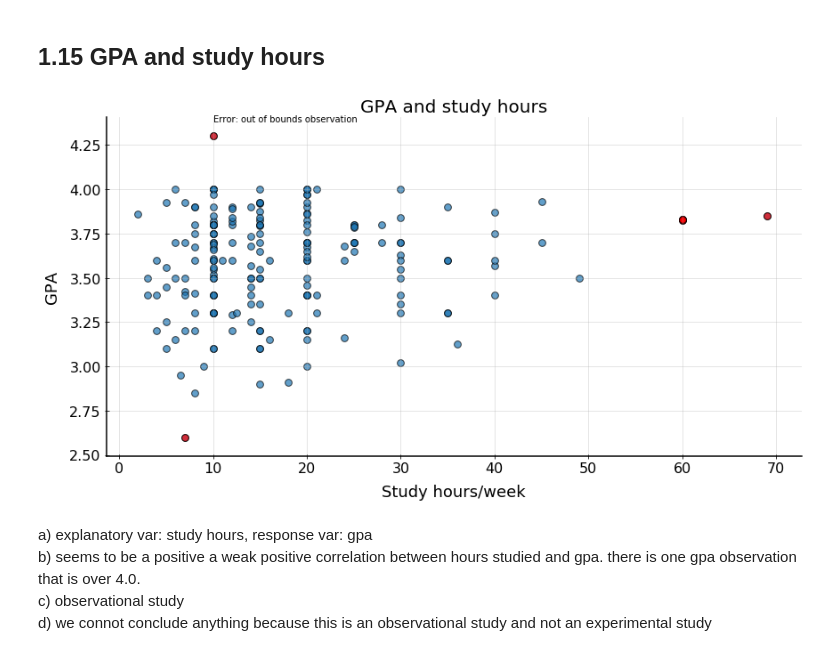
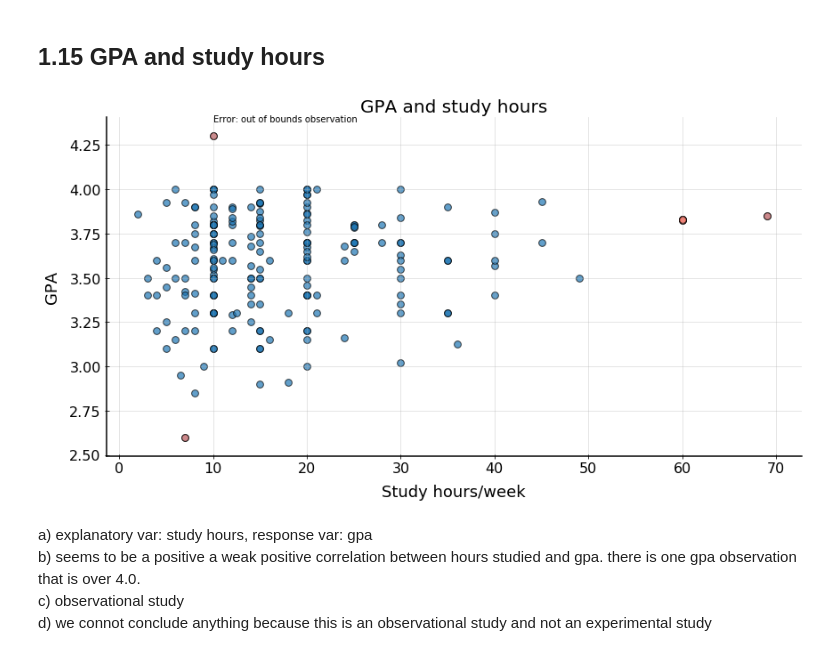
Before and after one commit to ukrainian-serge/open_intro_statistics, a Jupyter notebook: serge_notebooks/chap_1_exercises.ipynb, the cells around one changed output. Cells and saved outputs as stored; diff of their text form; code cells hidden in the pictures.

```diff
--- a/serge_notebooks/chap_1_exercises.ipynb
+++ b/serge_notebooks/chap_1_exercises.ipynb
@@ -176,17 +176,17 @@ d) variable: cat video, yes/no
 # %%
 df3 = pd.read_csv(path+'/gpa_study_hours.csv')
 
 outliers = df3[(df3.gpa > df3.gpa.quantile(0.995)) |
                (df3.gpa < df3.gpa.quantile(0.005)) |
                (df3.study_hours > df3.study_hours.quantile(0.980))]
 
 error = (df3.iloc[df3.gpa.idxmax(axis=0), :]+0.08).to_list()[::-1] # for annotating error
 
 df3.plot.scatter(x='study_hours', y='gpa', alpha=0.7, s=60).set(xlabel='Study hours/week', ylabel='GPA', title='GPA and study hours');
-plt.scatter(data=outliers, x='study_hours', y='gpa', alpha=0.7, s=60, c='red');
+plt.scatter(data=outliers, x='study_hours', y='gpa', alpha=0.7, s=60, c='salmon');
 plt.text(x=error[0], y=error[1], s='Error: out of bounds observation');
 # %% [output]
-[figure, old version]
+[figure, new version]
 # %% [markdown]
 a) explanatory var: study hours, response var: gpa
 b) seems to be a positive a weak positive correlation between hours studied and gpa. there is one gpa observation that is over 4.0.
```
Also changed, not shown: parts of 5 cells of this notebook, 1 other file.
